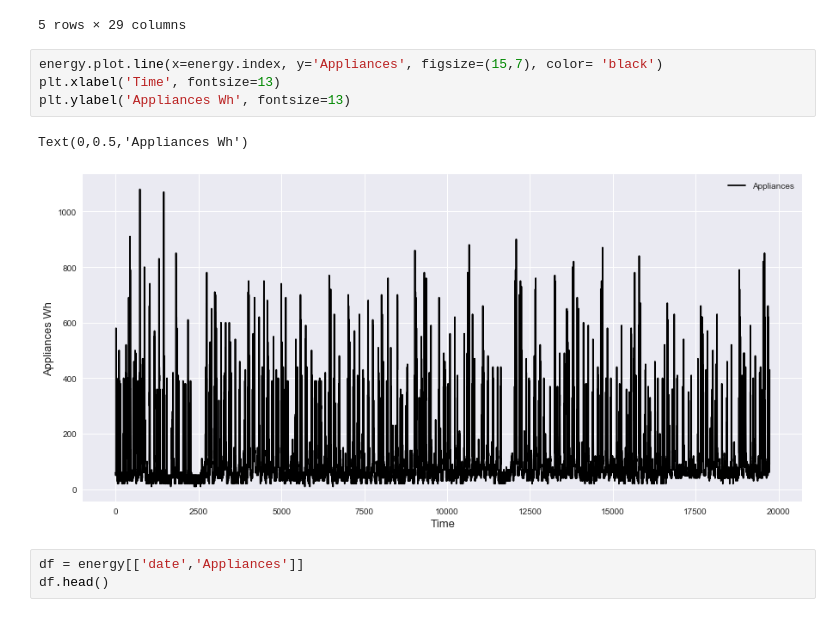
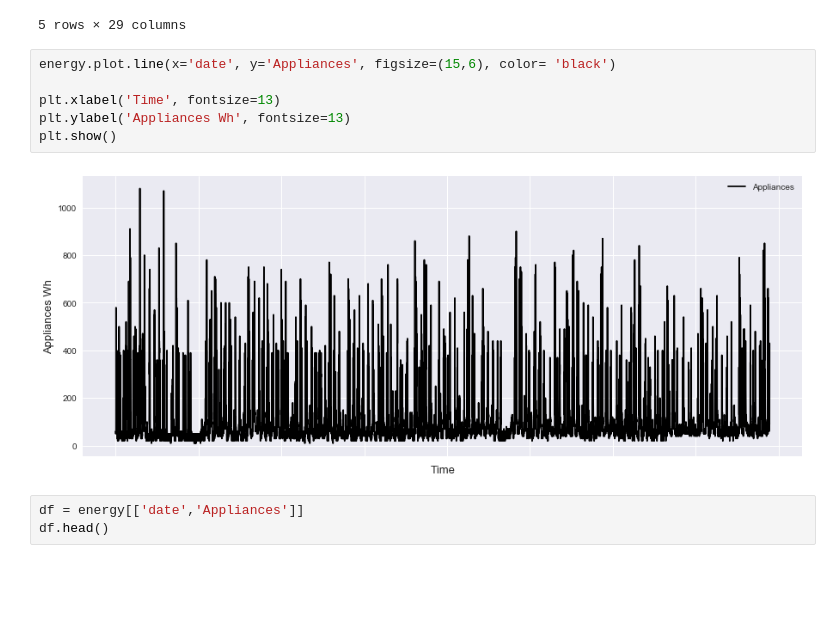
Before and after one commit to arianaroz/comp257-portfolio-2019, a Jupyter notebook: Portfolio 2.ipynb, the cells around one changed output. Cells and saved outputs as stored; diff of their text form; blank space fills up the shorter version.

Commit message:
heatmap subplot exploring

```diff
--- a/Portfolio 2.ipynb
+++ b/Portfolio 2.ipynb
@@ -29,12 +29,13 @@ energy.head()
 | 4 | 2016-01-11 17:40:00 | 60 | 40 | 19.89 | 46.333333 | 19.2 | 44.530000 | 19.79 | 45.000000 | 18.890000 | ... | ... |
 5 rows × 29 columns
 # %%
-energy.plot.line(x=energy.index, y='Appliances', figsize=(15,7), color= 'black')
+energy.plot.line(x='date', y='Appliances', figsize=(15,6), color= 'black')
+
 plt.xlabel('Time', fontsize=13)
 plt.ylabel('Appliances Wh', fontsize=13)
+plt.show()
 # %% [output]
-Text(0,0.5,'Appliances Wh')
-[figure, old version]
+[figure, new version]
 # %%
 df = energy[['date','Appliances']]
 df.head()
```
Also changed, not shown: parts of 3 cells of this notebook.
